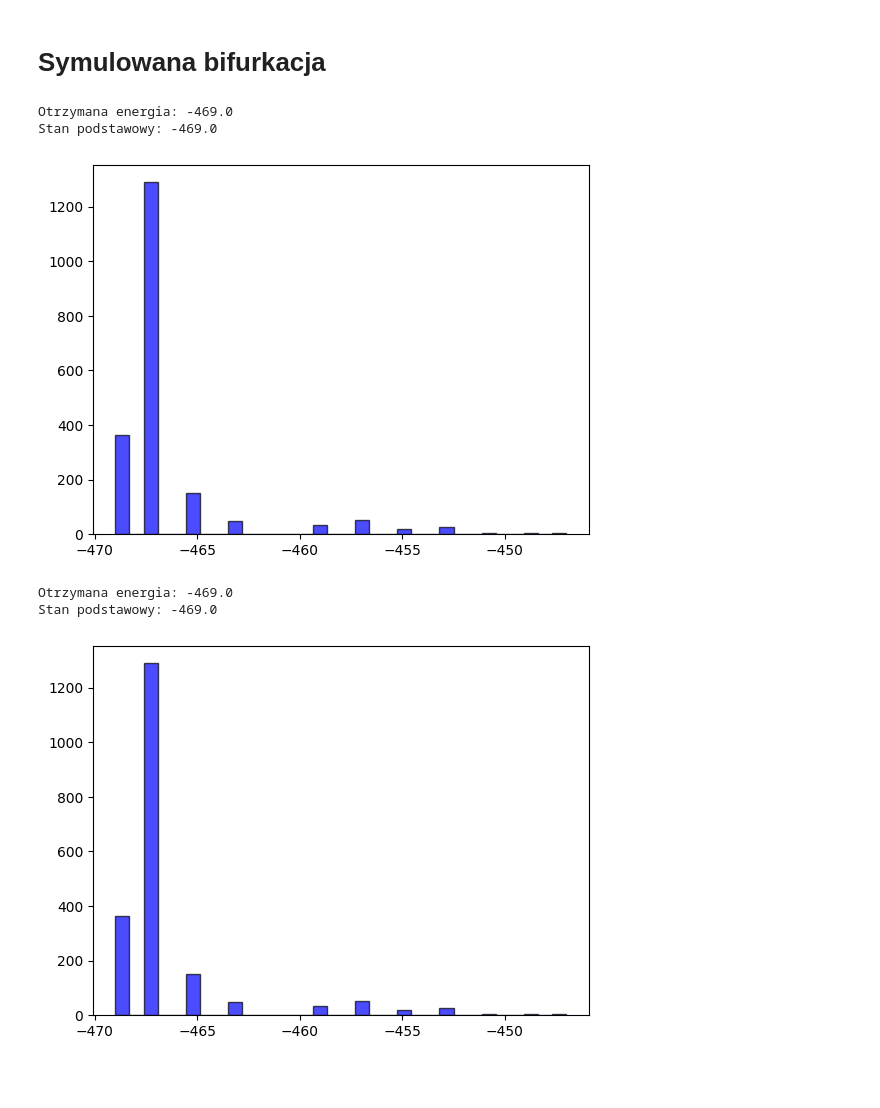
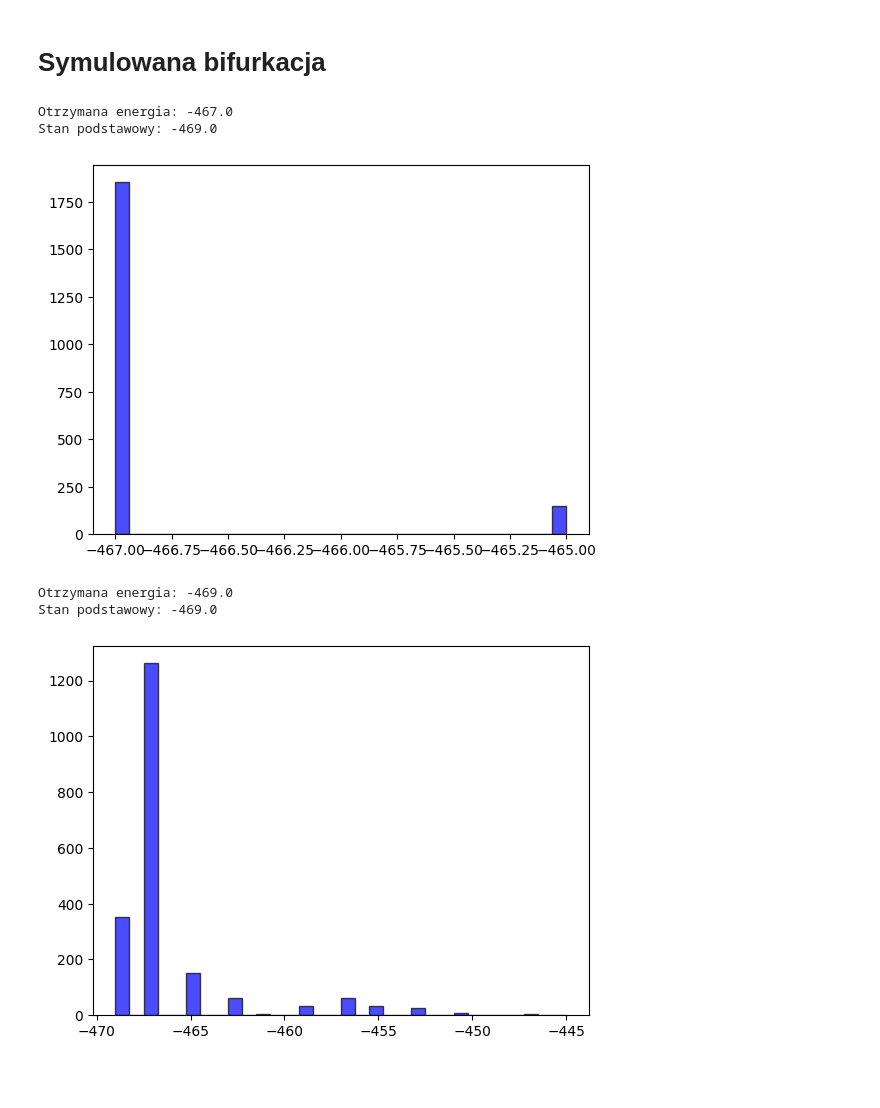
Before and after one commit to iitis/AkademiaSztukiKwantowej, a Jupyter notebook: classical_and_quantum_annealing/GPU.ipynb, the cells around one changed output. Drawn from its saved outputs; the diff is of its cells as text; code cells hidden in the pictures.

```diff
--- a/classical_and_quantum_annealing/GPU.ipynb
+++ b/classical_and_quantum_annealing/GPU.ipynb
@@ -192,7 +192,7 @@ print(states)
 # %% [markdown]
 # Symulowana bifurkacja
 # %%
-# Simulated bifurcation GPU naive
+# Balistyczna symulowana bifurkacja ngpu naiwna
 import cupy as cp
 from math import sqrt
 from typing import Optional
@@ -200,13 +200,11 @@ from tqdm import tqdm
 
 from funkcje_pomocnicze import calculate_energy_gpu
 
-def wall_gpu(x:cp.ndarray, y:cp.ndarray):
-    n, m = x.shape
-    for i in range(n):
-        for j in range(m):
-            if abs(x[i, j]) > 1:
-                x[i, j] = cp.sign(x[i, j])
-                y[i, j] = 0
+
+def wall_gpu(x: cp.ndarray, y: cp.ndarray):
+    mask = cp.abs(x) > 1
+    x[mask] = cp.sign(x[mask])
+    y[mask] = 0
     return x, y
 
 
@@ -229,12 +227,12 @@ def balistic_simulated_bifurcation_gpu_naive(J, h, num_steps, time_step, num_tra
     y = cp.random.uniform(-0.1, 0.1, (N, num_trajectories))
 
     for t in tqdm(range(num_steps), desc="symulowana bifurkacja"):
-        y += (-1 * (a_0 - a[t]) * x + c_0 * cp.matmul(J,x)) * time_step  # x(t)
+        y += (-1 * (a_0 - a[t]) * x + c_0 * (cp.matmul(J,x) + h.reshape((N, 1)))) * time_step  # x(t)
         x += a_0 * y * time_step # x(t + 1)
 
         x, y = wall_gpu(x, y)
 
-    x = np.sign(x)
+    x = cp.sign(x)
     return x, calculate_energy_gpu(J, h, x)
 # %%
 # Implementacja SBM używając własnego kernelu
@@ -297,20 +295,20 @@ def balistic_simulated_bifurcation_gpu(J, h, num_steps, time_step, num_trajector
 # %%
 import matplotlib.pyplot as plt
 from funkcje_pomocnicze import read_instance, test_pegasus, small_pegasus
 J, h = read_instance(test_pegasus.path, convention="minus_half")
 
 J = cp.asarray(J, dtype=cp.float32)
 h = cp.asarray(h, dtype=cp.float32)
 
-states, energy = balistic_simulated_bifurcation_gpu(J, h, time_step=0.5, num_steps=200, num_trajectories=2000, c_0_scaling=0.7)
+states, energies = balistic_simulated_bifurcation_gpu_naive(J, h, time_step=0.5, num_steps=200, num_trajectories=2000, c_0_scaling=0.7)
 
 print(f"Otrzymana energia: {min(energies)}")
 print(f"Stan podstawowy: {test_pegasus.best_energy}")
 
 
 plt.hist(cp.asnumpy(energies), bins=32, color='blue', edgecolor='black', alpha=0.7)
 plt.show()
 # %% [output]
-Otrzymana energia: -469.0
+Otrzymana energia: -467.0
 Stan podstawowy: -469.0
-[figure, old version]
+[figure, new version]
@@ -383,7 +423,7 @@ J = cp.asarray(J, dtype=cp.float32)
 h = cp.asarray(h, dtype=cp.float32)
 
 
-states, energies = discrete_simulated_bifurcation_gpu(J, h, time_step=0.5, num_steps=2000, num_trajectories=2000, c_0_scaling=0.7)
+states, energies = discrete_simulated_bifurcation_gpu_naive(J, h, time_step=0.5, num_steps=2000, num_trajectories=2000, c_0_scaling=0.7)
 print(f"Otrzymana energia: {min(energies)}")
 print(f"Stan podstawowy: {test_pegasus.best_energy}")
 
@@ -393,6 +433,6 @@ plt.show()
 # %% [output]
 Otrzymana energia: -469.0
 Stan podstawowy: -469.0
-[figure, old version]
+[figure, new version]
 # %% [markdown]
 #
```
Also changed, not shown: parts of 1 cell of this notebook, 13 other files.
